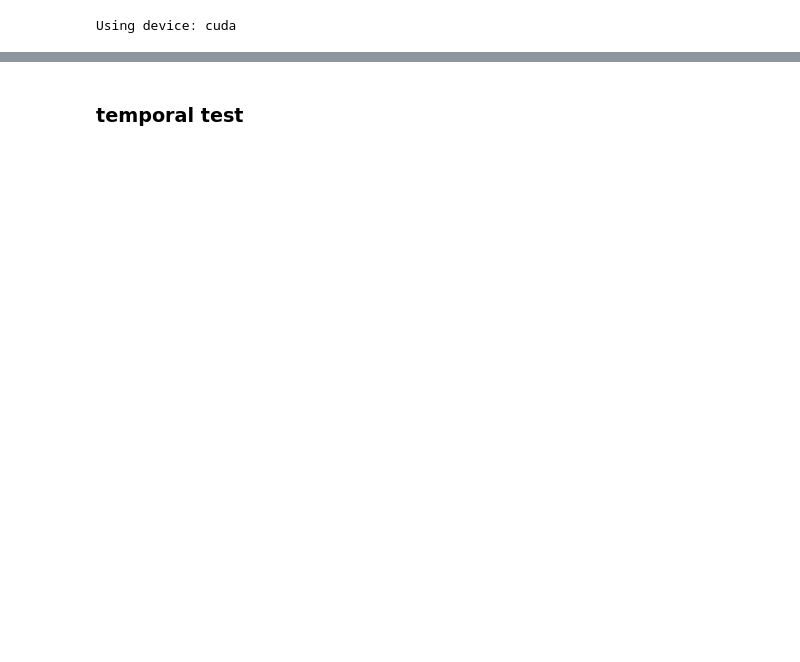
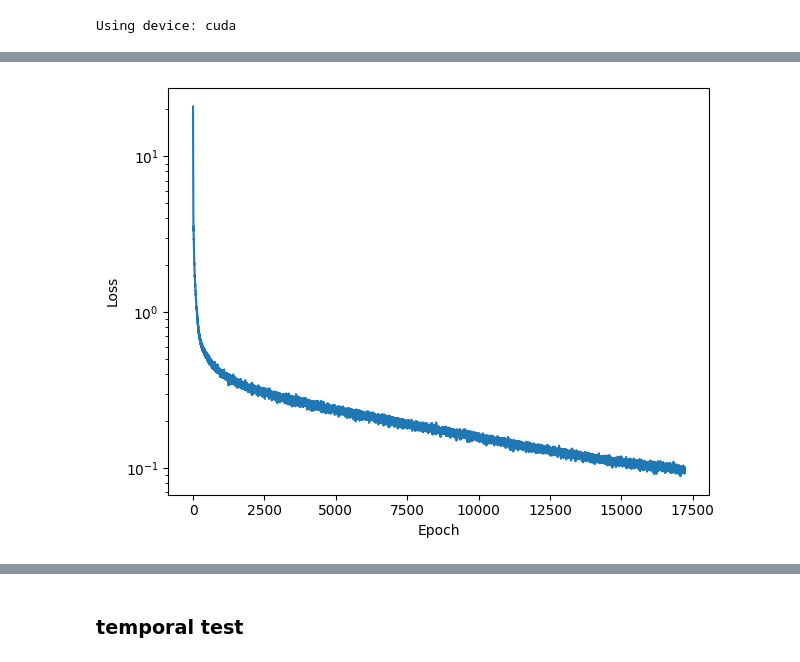
Before and after one commit to qrsyu/STCell, a Jupyter notebook: code/time_task.ipynb, the cells around one changed output, grey strips where cells are left out. Saved outputs shown, nothing was run; the diff lists cells and outputs as text; code cells hidden in the pictures; blank space fills up the shorter version.

```diff
--- a/code/time_task.ipynb
+++ b/code/time_task.ipynb
@@ -168,3 +173,12 @@ tensor(0.1107, device='cuda:0', grad_fn=<MulBackward0>) tensor(0.0349, device='c
+# %%
+plt.figure()
+plt.plot(losses, label='Training Loss')
+plt.xlabel('Epoch')
+plt.ylabel('Loss')
+plt.yscale('log')
+plt.tight_layout()
+# %% [output]
+[figure, added]
 # %%
 # ===========================================================================================
 # Compute the higher dimensional distance
```
Also changed, not shown: parts of 18 cells of this notebook, 13 other files.
